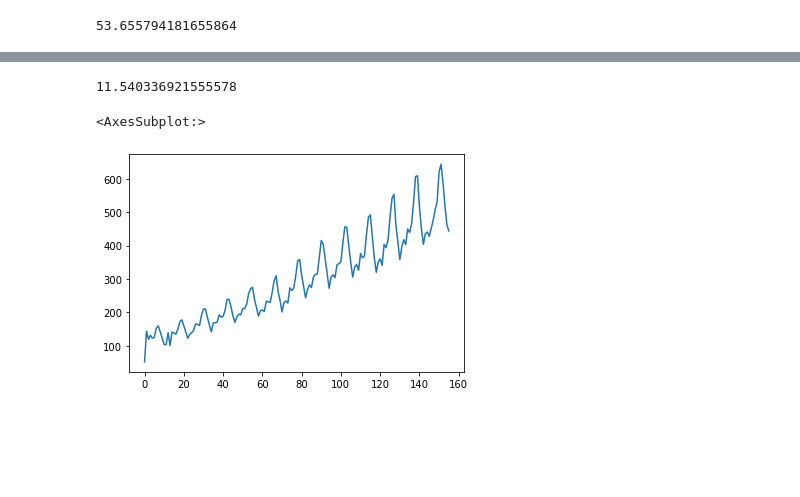
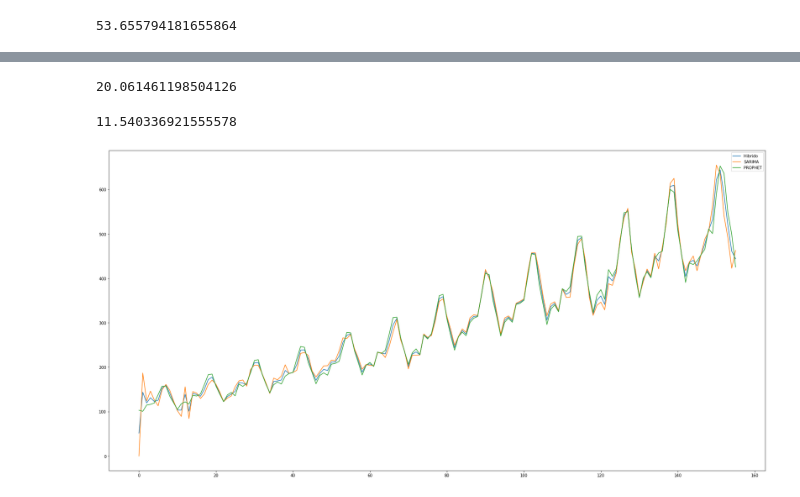
Before and after one commit to napb/examen2, a Jupyter notebook: Examen2.ipynb, the cells around one changed output, grey strips where cells are left out. Cells and saved outputs as stored; diff of their text form; code cells hidden in the pictures; blank space fills up the shorter version.

```diff
--- a/Examen2.ipynb
+++ b/Examen2.ipynb
@@ -320,5 +291,5 @@ ValueError: Found input variables with inconsistent numbers of samples: [28, 145
 # %%
-#4.B
+#4.B.I SARIMA
 np.sqrt(mean_squared_error(
     dfWithFuture['passengers'][132:144],
     dfWithFuture['passengers_prediction'][132:144])
@@ -326,15 +297,18 @@ np.sqrt(mean_squared_error(
 
 #20.5089 para predicciones modelo SARIMA p:2, d:2, q:1, P:0, D:1, Q:0, S: 12
 #20.0614 para predicciones modelo SARIMA p:2, d:2, q:2, P:0, D:1, Q:0, S: 12
-
-np.sqrt(mean_squared_error(
-    dfWithFuture['passengers'][132:144],
-    forecast['yhat'][132:144])
-)
-
-#11.5403 para predicciones modelo prophet
 # %% [output]
-11.540336921555578
+20.061461198504126
+# %%
+#4.B.II PROPHET
+np.sqrt(mean_squared_error(
+    dfWithFuture['passengers'][132:144],
+    forecast['yhat'][132:144])
+)
+
+#11.5403 para predicciones modelo prophet
+# %% [output]
+11.540336921555578
 # %%
 #4.C
 
@@ -350,8 +324,9 @@ last_df = last_df[['passengers', 'passengers_prediction', 'passengers_prediction
 last_df['passengers_prediction'] = last_df['passengers_prediction'].mask(pd.isnull, last_df['passengers_prediction_12m_f'])
 # %%
 last_df['h_forecast'] = last_df[['passengers_prediction' ,'yhat']].mean(axis = 1)
-# %%
-last_df['h_forecast'].plot()
-# %% [output]
-<AxesSubplot:>
-[figure, removed]
+# %%
+fig, ax = plt.subplots()
+last_df[['h_forecast', 'passengers_prediction' ,'yhat']].plot(figsize=(30,15), ax = ax)
+ax.legend(["Hibrido", "SARIMA", "PROPHET"]);
+# %% [output]
+[figure, added]
```
Also changed, not shown: parts of 5 cells of this notebook.
